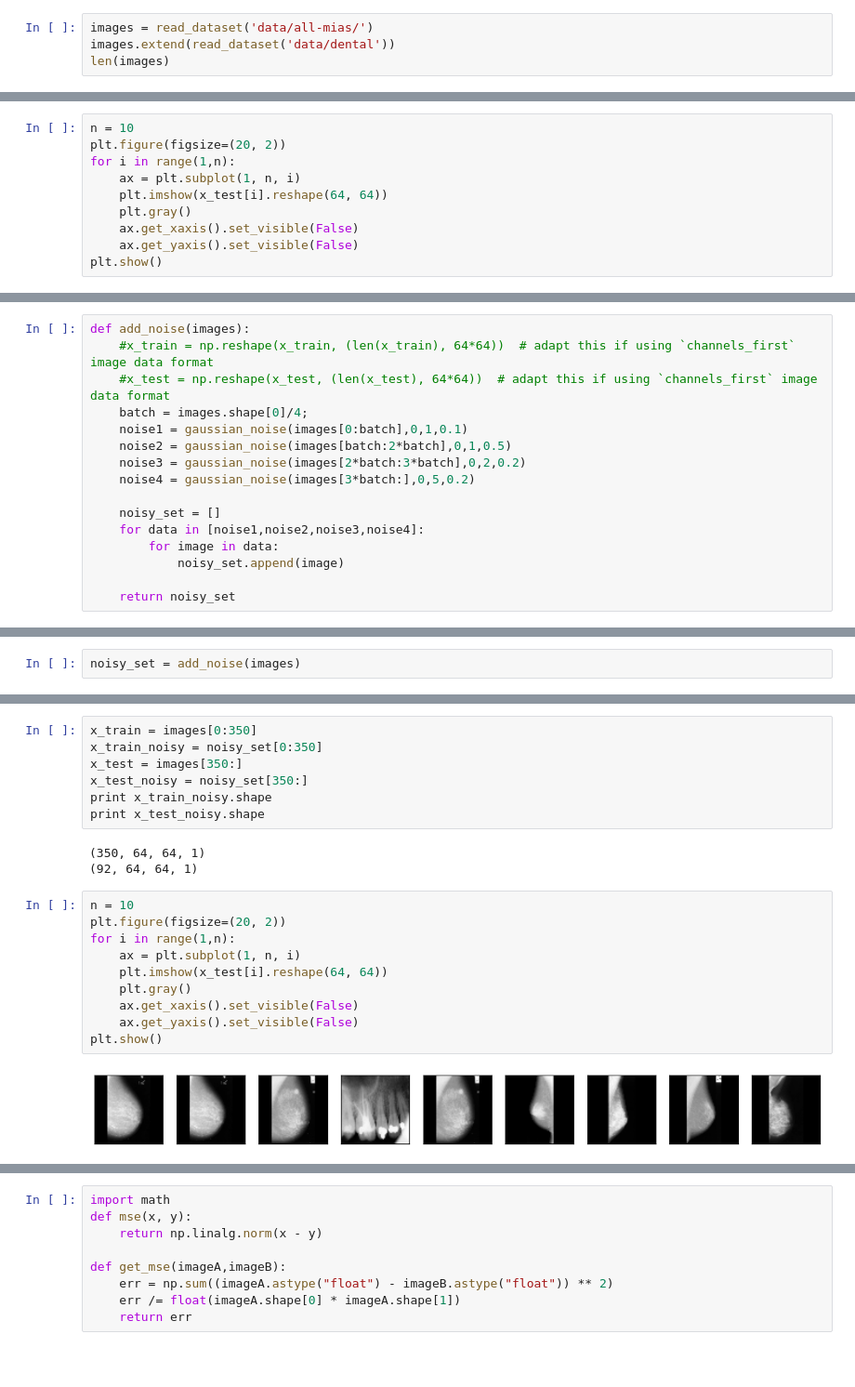
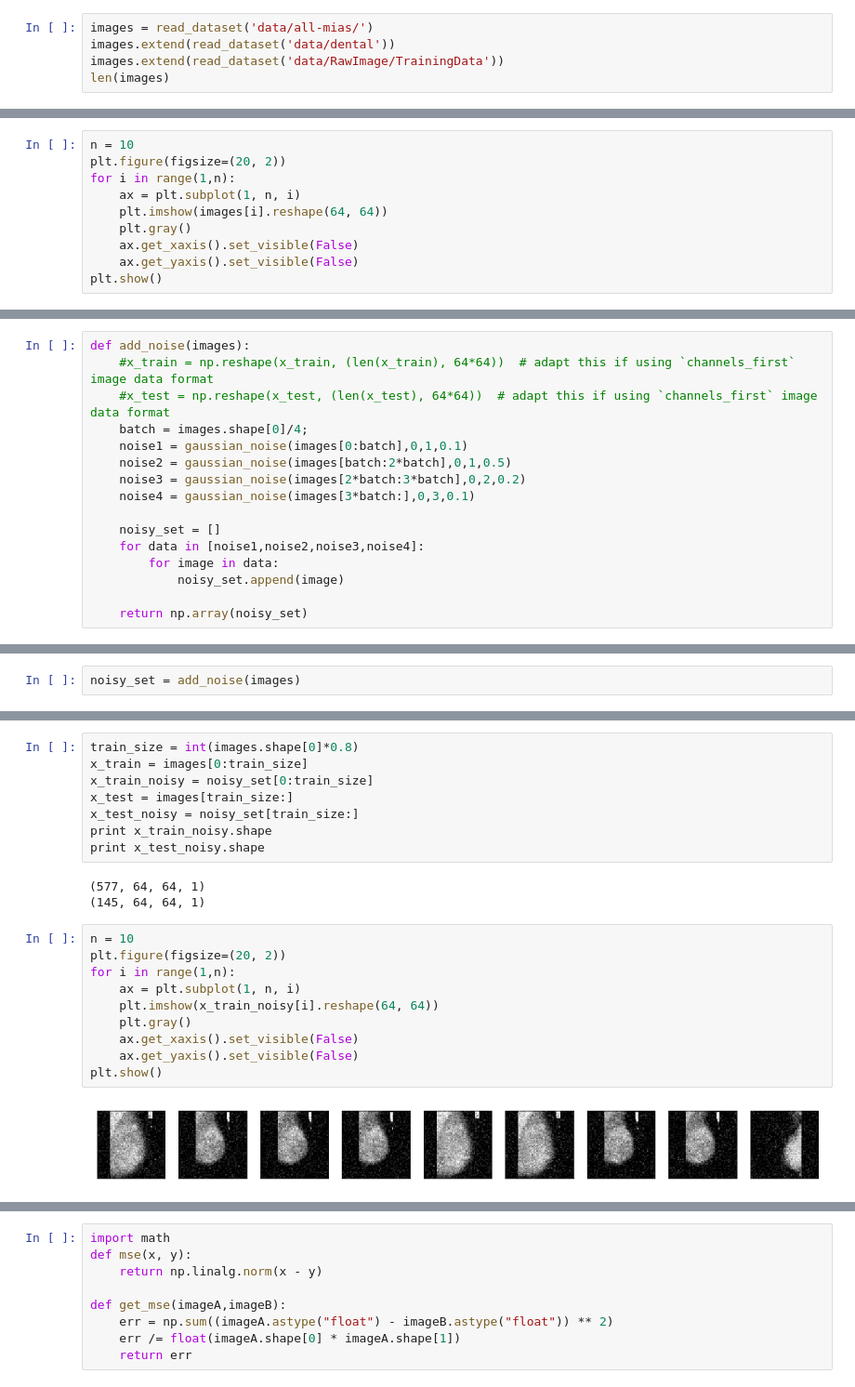
Before and after one commit to sandeepnmenon/Image-Denoising-with-Convolutional-Denoising-Autoencoders, a Jupyter notebook: mini-MIAS.ipynb, the cells around one changed output, grey strips where cells are left out. Shown at 93% size. Drawn from its saved outputs; the diff is of its cells as text; blank space fills up the shorter version.

```diff
--- a/mini-MIAS.ipynb
+++ b/mini-MIAS.ipynb
@@ -19,5 +19,6 @@ def read_dataset(folder):
 # %%
 images = read_dataset('data/all-mias/')
 images.extend(read_dataset('data/dental'))
+images.extend(read_dataset('data/RawImage/TrainingData'))
 len(images)
 # %% [output]
@@ -43,7 +44,7 @@ n = 10
 plt.figure(figsize=(20, 2))
 for i in range(1,n):
     ax = plt.subplot(1, n, i)
-    plt.imshow(x_test[i].reshape(64, 64))
+    plt.imshow(images[i].reshape(64, 64))
     plt.gray()
     ax.get_xaxis().set_visible(False)
     ax.get_yaxis().set_visible(False)
@@ -108,14 +110,14 @@ def add_noise(images):
     noise1 = gaussian_noise(images[0:batch],0,1,0.1)
     noise2 = gaussian_noise(images[batch:2*batch],0,1,0.5)
     noise3 = gaussian_noise(images[2*batch:3*batch],0,2,0.2)
-    noise4 = gaussian_noise(images[3*batch:],0,5,0.2)
+    noise4 = gaussian_noise(images[3*batch:],0,3,0.1)
 
     noisy_set = []
     for data in [noise1,noise2,noise3,noise4]:
         for image in data:
             noisy_set.append(image)
 
-    return noisy_set
+    return np.array(noisy_set)
 # %%
 from random import shuffle
 shuffle(images)
@@ -129,25 +131,26 @@ print noisy_set.shape
 # %%
-x_train = images[0:350]
-x_train_noisy = noisy_set[0:350]
-x_test = images[350:]
-x_test_noisy = noisy_set[350:]
+train_size = int(images.shape[0]*0.8)
+x_train = images[0:train_size]
+x_train_noisy = noisy_set[0:train_size]
+x_test = images[train_size:]
+x_test_noisy = noisy_set[train_size:]
 print x_train_noisy.shape
 print x_test_noisy.shape
 # %% [output]
-(350, 64, 64, 1)
-(92, 64, 64, 1)
+(577, 64, 64, 1)
+(145, 64, 64, 1)
 # %%
 n = 10
 plt.figure(figsize=(20, 2))
 for i in range(1,n):
     ax = plt.subplot(1, n, i)
-    plt.imshow(x_test[i].reshape(64, 64))
+    plt.imshow(x_train_noisy[i].reshape(64, 64))
     plt.gray()
     ax.get_xaxis().set_visible(False)
     ax.get_yaxis().set_visible(False)
 plt.show()
 # %% [output]
-[figure, old version]
+[figure, new version]
 # %%
 from keras.layers import Input, Dense
 from keras.models import Model
```
Also changed, not shown: parts of 16 cells of this notebook, 2 other files.
